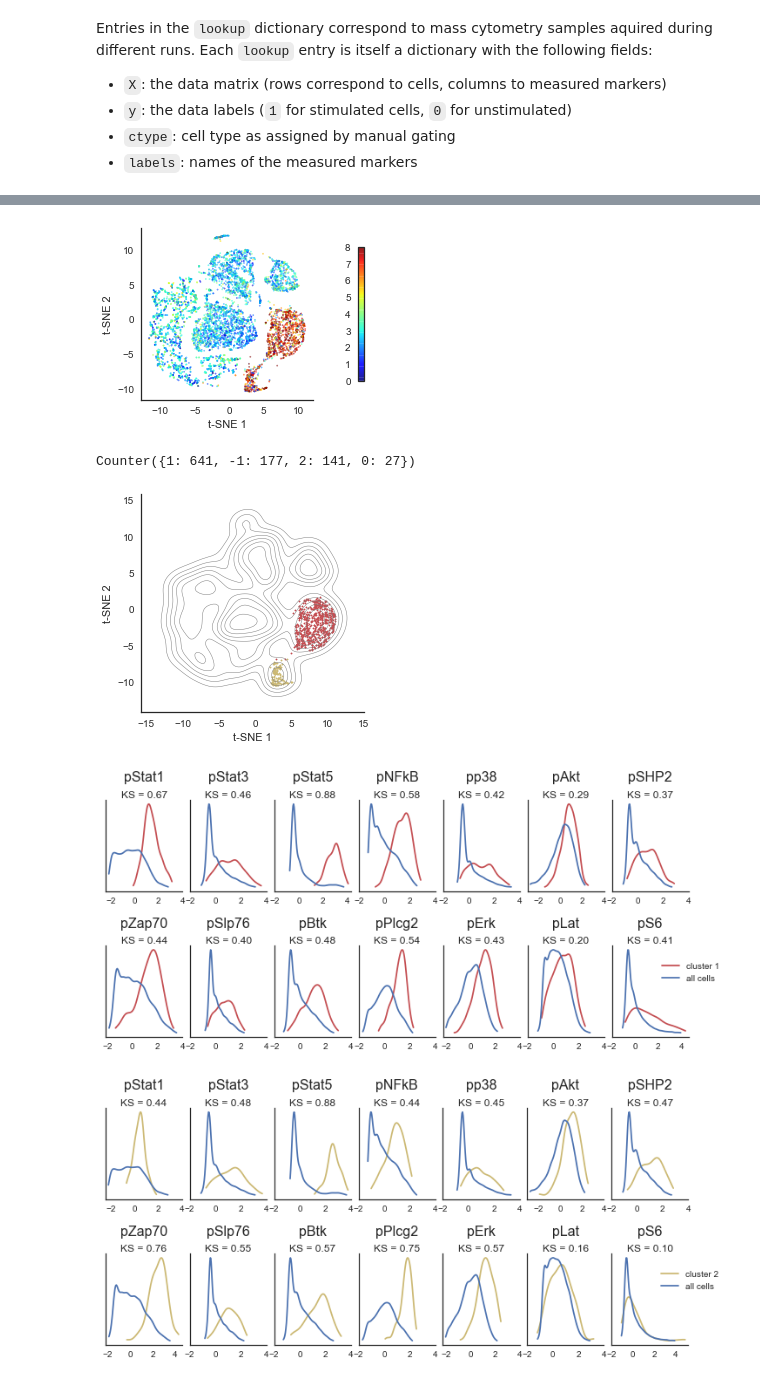
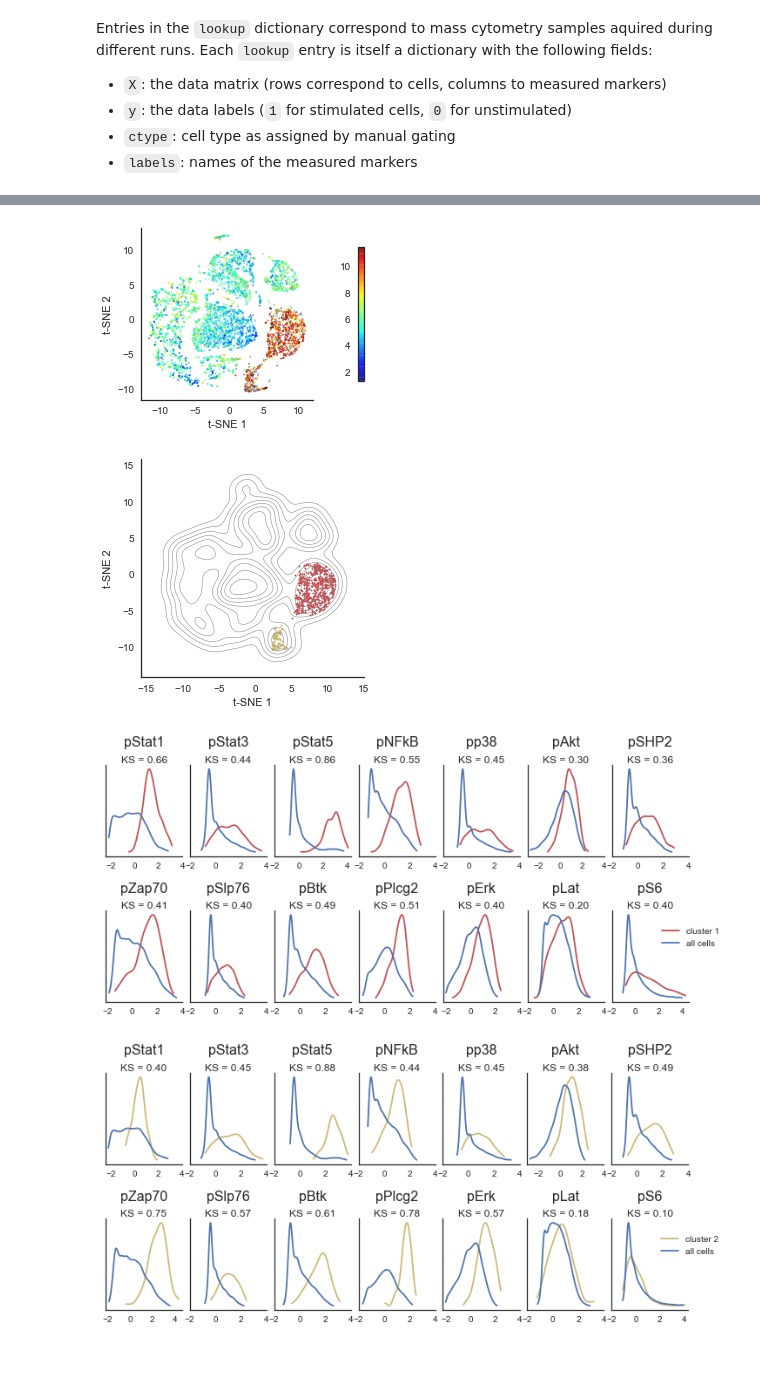
Before and after one commit to eiriniar/CellCnn, a Jupyter notebook: cellCnn/examples/PBMC.ipynb, the cells around one changed output, grey strips where cells are left out. Cells and saved outputs as stored; diff of their text form; code cells hidden in the pictures.

```diff
--- a/cellCnn/examples/PBMC.ipynb
+++ b/cellCnn/examples/PBMC.ipynb
@@ -62,14 +62,17 @@ signaling_labels = labels[10:]
 train_samples = [x_signaling_unstim, x_signaling_stim]
 train_phenotypes = [0, 1]
 
-# Run CellCnn with the following configuration:
+# Initialize a CellCnn model with the following configuration:
 # Train 3 different networks on subsets of 200 cells each.
 # Generate 3000 multi-cell inputs for each class.
 # The networks have 3 filters.
 # Training stops after looping through the traing data 10 times.
-results = train_model(train_samples, train_phenotypes, signaling_labels,
-                        nrun=3, ncell=200, nsubset=3000, nfilter_choice=[3],
-                        coeff_l2=1e-3, max_epochs=10, outdir=OUTDIR)
+
+model = CellCnn(nrun=3, ncell=200, nsubset=3000, nfilter_choice=[3],
+                coeff_l2=1e-3, max_epochs=10)
+
+# Now fit the model using the training data
+model.fit(train_samples, train_phenotypes, signaling_labels, OUTDIR)
 # %% [output]
 Generating multi-cell inputs...
 Done.
@@ -91,4 +95,7 @@ Epoch 10/10
 # %%
+# A fitted model has an extra attribute called `results`
+results = model.results
+
 # plot the learned filter weights
 # the last column shows the weight connection between each filter and the output node corresponding to stimulation
 
@@ -150,11 +157,11 @@ plt.ylabel('t-SNE 2')
 sns.despine()
 plt.show()
 # %% [output]
-[figure, old version]
+[figure, new version]
 # %%
 # set a cell filter activity threshold to define the cell subset selected by the filter
 
-thres = 5.5
+thres = 8
 x_surface_pos = x_surface[g > thres]
 x_signaling_pos = x_signaling[g > thres]
 x_tsne_pos = x_tsne[g > thres]
@@ -167,9 +174,8 @@ from cellCnn.plotting import set_dbscan_eps
 
 # run the following line to get a histogram of nearest neighbor distances
 # it is useful for setting the `eps` parameter in the DBSCAN clustering algorithm
-set_dbscan_eps(x_surface_pos, os.path.join(OUTDIR, 'kNN_distances.png'))
+eps = set_dbscan_eps(x_surface_pos, os.path.join(OUTDIR, 'kNN_distances.png'))
 
-eps = 3
 cl = DBSCAN(eps=eps, min_samples=5, metric='l1')
 pop_clusters = cl.fit_predict(x_surface_pos)
 c = Counter(pop_clusters)
@@ -189,30 +195,29 @@ plt.ylabel('t-SNE 2')
 sns.despine()
 plt.show()
 # %% [output]
-Counter({1: 641, -1: 177, 2: 141, 0: 27})
 [figure]
 # %%
 # histograms of measured marker abundances for the whole cell population and the selected cell subsets
 # KS: Kolmogorov-Smirnov two-sample test statistic
 
 from scipy.stats import ks_2samp
 from cellCnn.plotting import plot_marker_distribution
 
 i = 0
 for key, val in c.items():
-    if (key != -1) and (val > 50):
+    if (key != -1) and (val > 100):
         i += 1
         pop_cond = (pop_clusters == key)
         b_pos = x_signaling_pos[pop_cond]
 
         ks_list = []
         for j in range(nmark):
             ks = ks_2samp(b_pos[:,j], x0_signaling[:,j])
             ks_list.append('KS = %.2f' % ks[0])
 
         plot_marker_distribution([b_pos, x0_signaling], ['cluster %d' % i, 'all cells'],
                                  signaling_labels, grid_size=(2,7), ks_list=ks_list, figsize=(12,5),
                                  colors=cols[[i, 0]])
 # %% [output]
-[figure, old version]
+[figure, new version]
-[figure, old version]
+[figure, new version]
```
Also changed, not shown: parts of 3 cells of this notebook, 5 other files.
